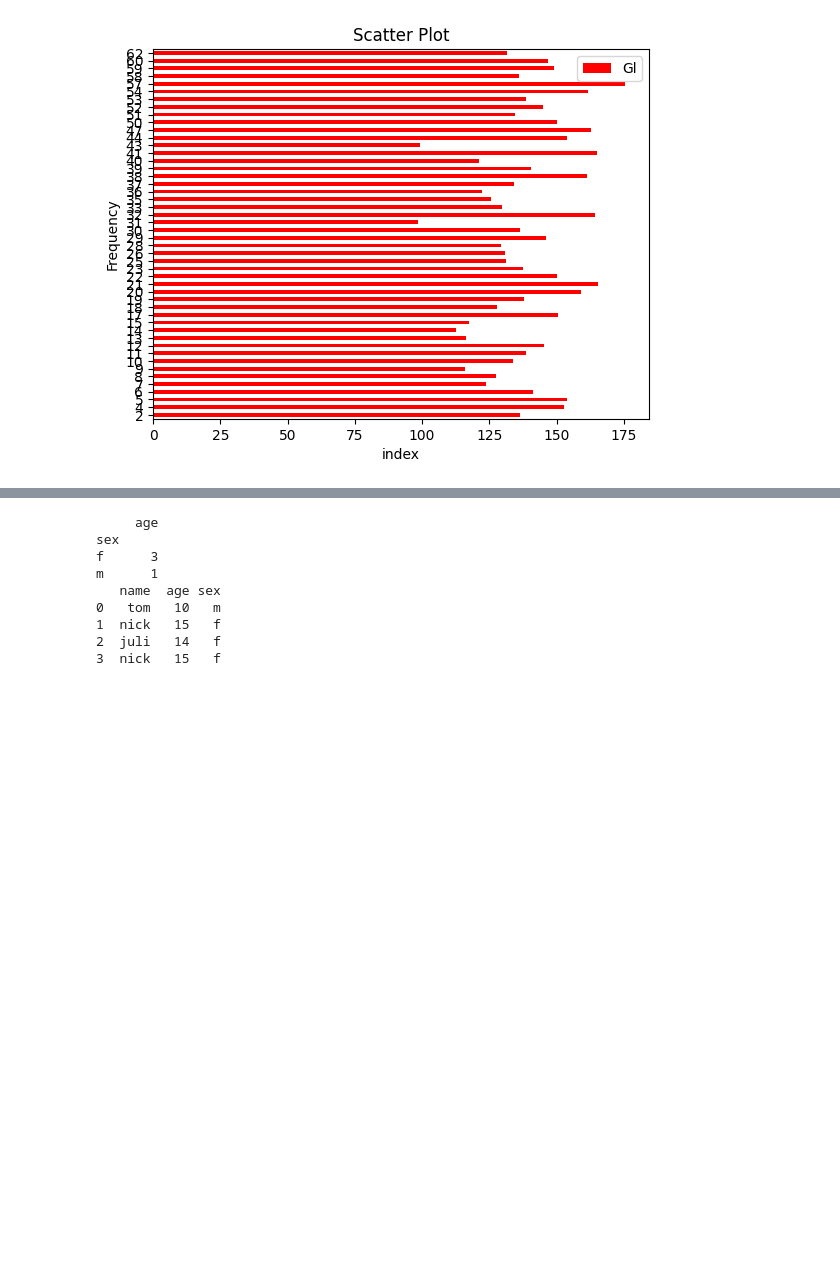
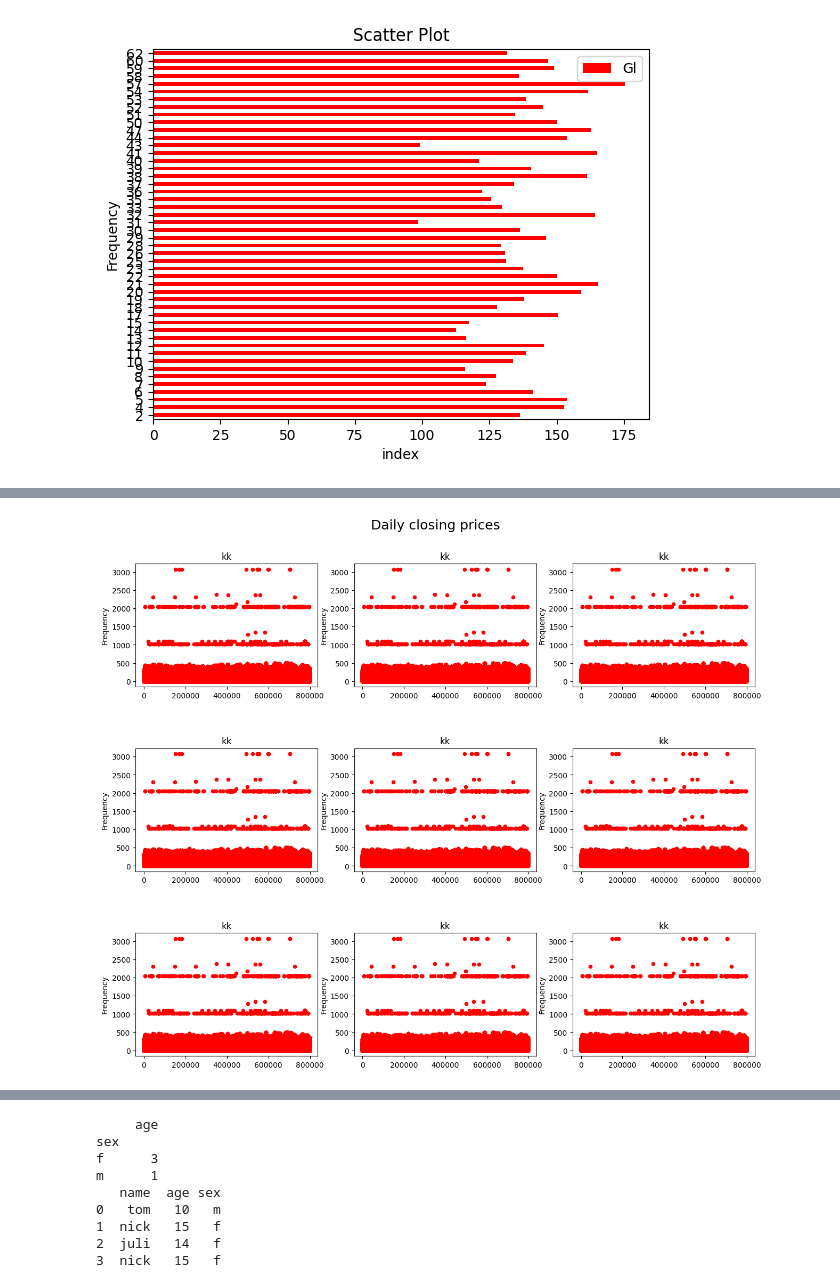
Before and after one commit to amarpriyesh/visualization-app, a Jupyter notebook: test1.ipynb, the cells around one changed output, grey strips where cells are left out. Cells and saved outputs as stored; diff of their text form; code cells hidden in the pictures; blank space fills up the shorter version.

```diff
--- a/test1.ipynb
+++ b/test1.ipynb
@@ -53,3 +52,29 @@ plt.show()
+# %%
+from matplotlib.figure import Figure
+import matplotlib.pyplot as plt
+import pandas as pd
+import scipy
+df = pd.read_csv('Glucose.csv')
+aj = df.reset_index()
+
+fig, axs = plt.subplots(nrows=3, ncols=3, figsize=(15, 12))
+plt.subplots_adjust(hspace=0.5)
+fig.suptitle("Daily closing prices", fontsize=18, y=0.95)
+
+# loop through tickers and axes
+for ax in axs.ravel():
+    # filter df for ticker and plot on specified axes
+
+    aj.plot(kind='scatter', x='index',ax=ax,y='Gl',legend=True,title=f"Scatter Plot" ,color='r',xlabel="index",ylabel="Frequency")
+
+    # chart formatting
+    ax.set_title('kk')
+
+    ax.set_xlabel("")
+
+plt.show()
+# %% [output]
+[figure, added]
 # %%
 from matplotlib.figure import Figure
 import matplotlib.pyplot as plt
```
Also changed, not shown: parts of 3 cells of this notebook, 2 other files.
